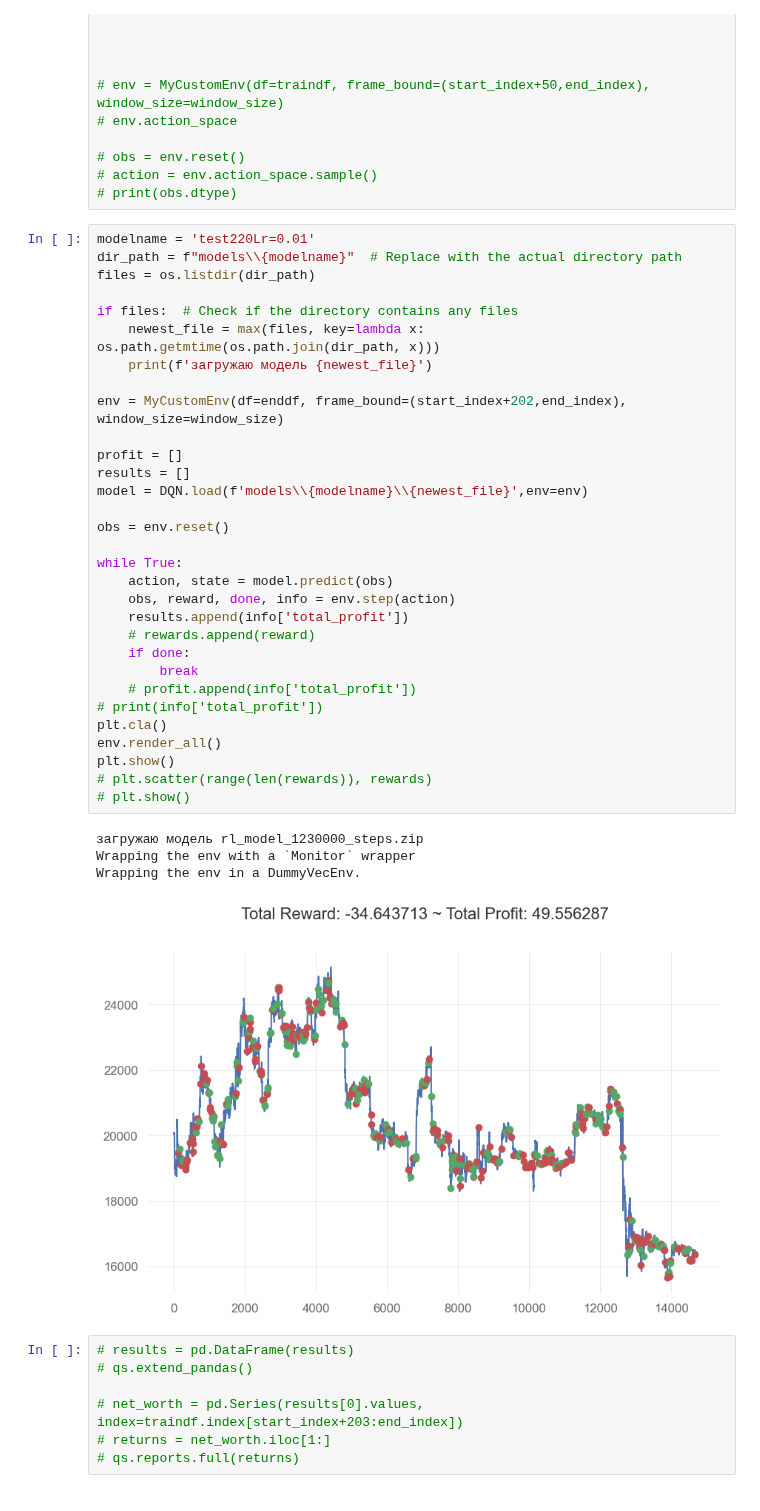
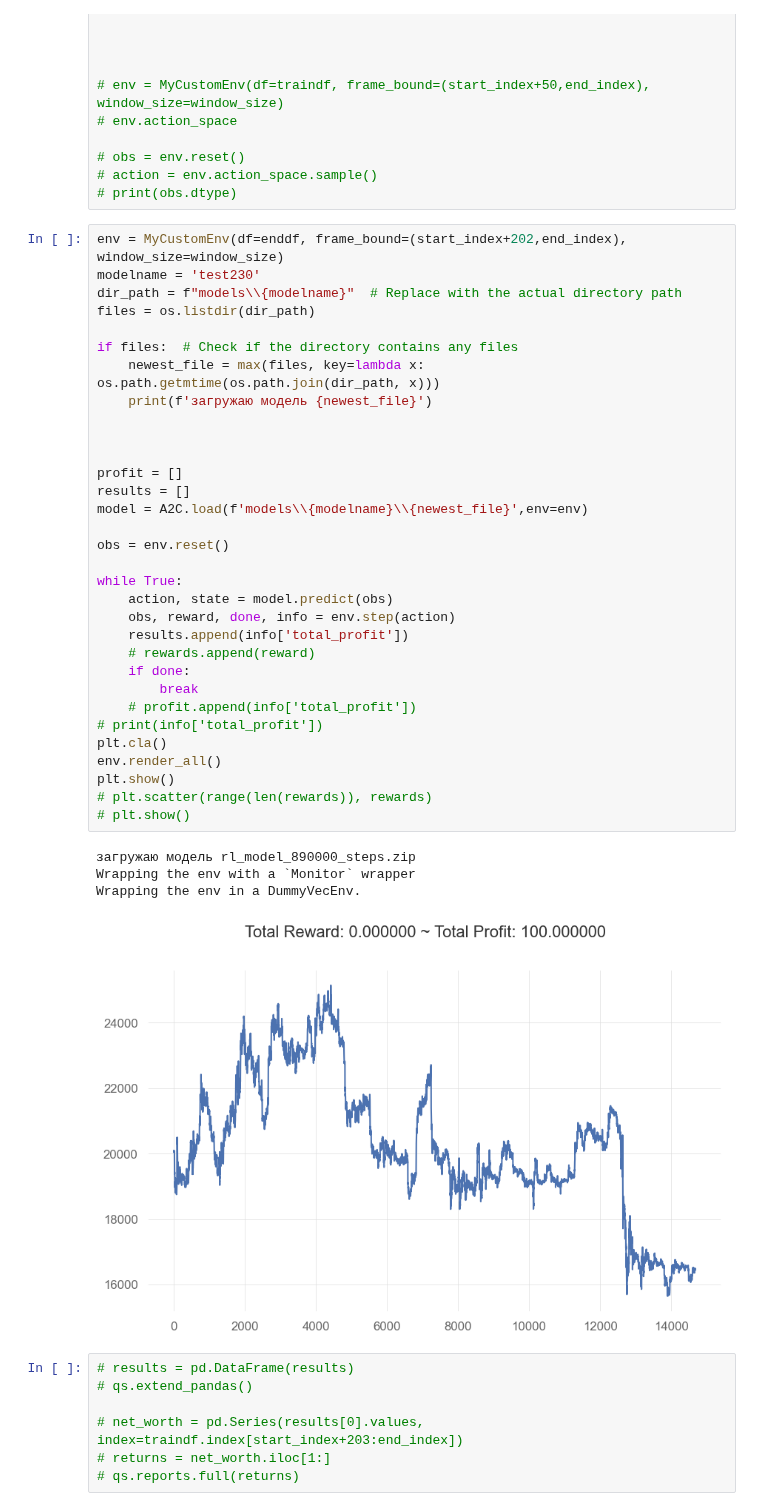
Before and after one commit to zizzs3228/trading, a Jupyter notebook: AIbot.ipynb, the cells around one changed output. Saved outputs shown, nothing was run; the diff lists cells and outputs as text.

```diff
--- a/AIbot.ipynb
+++ b/AIbot.ipynb
@@ -197,41 +197,42 @@ end_index = len(traindf)
 # action = env.action_space.sample()
 # print(obs.dtype)
 # %%
-modelname = 'test220Lr=0.01'
+env = MyCustomEnv(df=enddf, frame_bound=(start_index+202,end_index), window_size=window_size)
+modelname = 'test230'
 dir_path = f"models\\{modelname}"  # Replace with the actual directory path
 files = os.listdir(dir_path)
 
 if files:  # Check if the directory contains any files
     newest_file = max(files, key=lambda x: os.path.getmtime(os.path.join(dir_path, x)))
     print(f'загружаю модель {newest_file}')
 
-env = MyCustomEnv(df=enddf, frame_bound=(start_index+202,end_index), window_size=window_size)
+
 
 profit = []
 results = []
-model = DQN.load(f'models\\{modelname}\\{newest_file}',env=env)
+model = A2C.load(f'models\\{modelname}\\{newest_file}',env=env)
 
 obs = env.reset()
 
 while True:
     action, state = model.predict(obs)
     obs, reward, done, info = env.step(action)
     results.append(info['total_profit'])
     # rewards.append(reward)
     if done:
         break
     # profit.append(info['total_profit'])
 # print(info['total_profit'])
 plt.cla()
 env.render_all()
 plt.show()
 # plt.scatter(range(len(rewards)), rewards)
 # plt.show()
 # %% [output]
-загружаю модель rl_model_1230000_steps.zip
+загружаю модель rl_model_890000_steps.zip
 Wrapping the env with a `Monitor` wrapper
 Wrapping the env in a DummyVecEnv.
-[figure, old version]
+[figure, new version]
 # %%
 # results = pd.DataFrame(results)
 # qs.extend_pandas()
```
Also changed, not shown: 2 other files.
